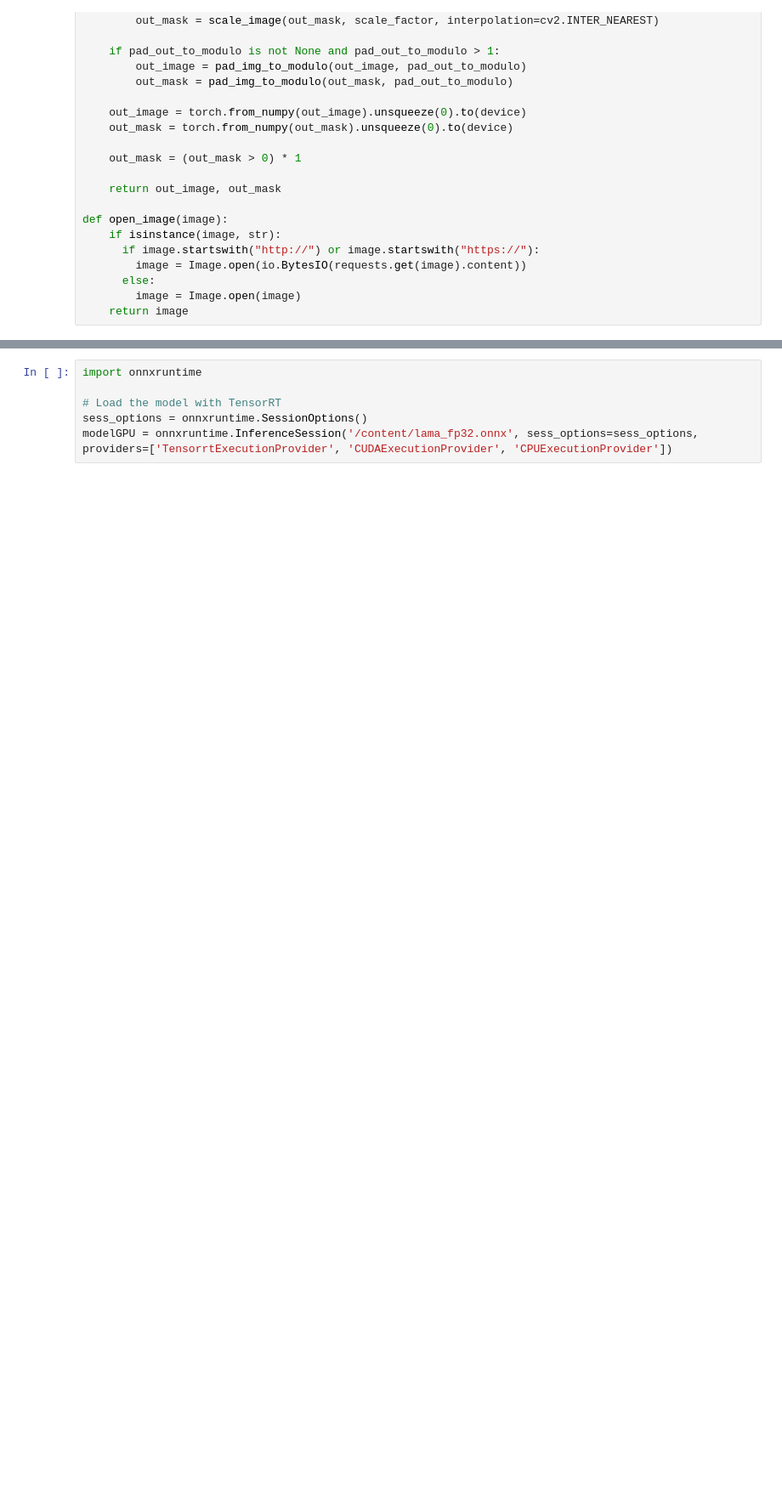
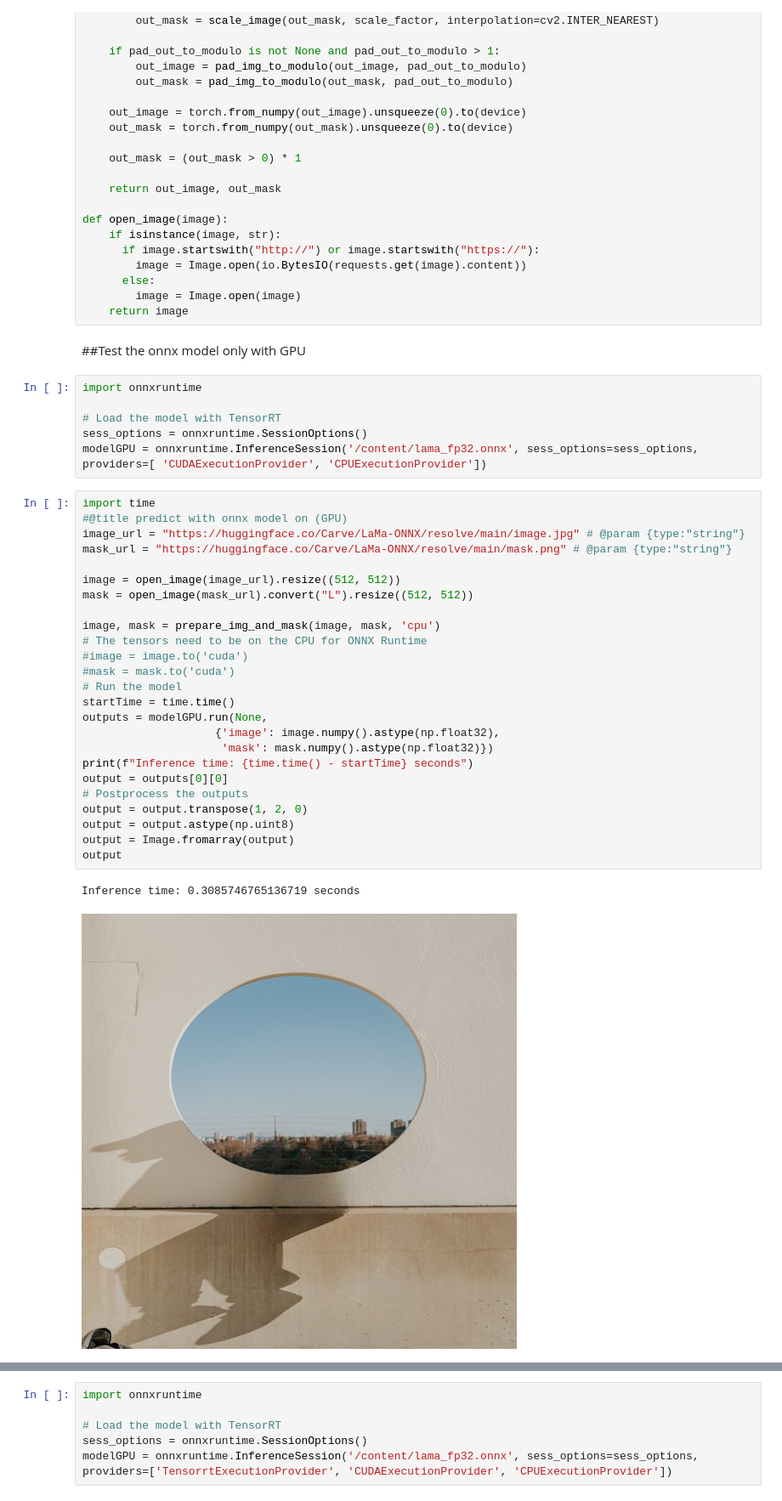
Before and after one commit to mhsefidgar/Artificial-Intelligence, a Jupyter notebook: GPUNativeTensorrt LamaInference_FromTorchScript.ipynb, the cells around one changed output, grey strips where cells are left out. Shown at 85% size. Cells and saved outputs as stored; diff of their text form; blank space fills up the shorter version.

```diff
--- a/GPUNativeTensorrt LamaInference_FromTorchScript.ipynb
+++ b/GPUNativeTensorrt LamaInference_FromTorchScript.ipynb
@@ -563,3 +540,39 @@ def open_image(image):
       else:
         image = Image.open(image)
     return image
+# %% [markdown]
+##Test the onnx model only with GPU
+# %%
+import onnxruntime
+
+# Load the model with TensorRT
+sess_options = onnxruntime.SessionOptions()
+modelGPU = onnxruntime.InferenceSession('/content/lama_fp32.onnx', sess_options=sess_options, providers=[ 'CUDAExecutionProvider', 'CPUExecutionProvider'])
+# %%
+import time
+#@title predict with onnx model on (GPU)
+image_url = "https://huggingface.co/Carve/LaMa-ONNX/resolve/main/image.jpg" # @param {type:"string"}
+mask_url = "https://huggingface.co/Carve/LaMa-ONNX/resolve/main/mask.png" # @param {type:"string"}
+
+image = open_image(image_url).resize((512, 512))
+mask = open_image(mask_url).convert("L").resize((512, 512))
+
+image, mask = prepare_img_and_mask(image, mask, 'cpu')
+# The tensors need to be on the CPU for ONNX Runtime
+#image = image.to('cuda')
+#mask = mask.to('cuda')
+# Run the model
+startTime = time.time()
+outputs = modelGPU.run(None,
+                    {'image': image.numpy().astype(np.float32),
+                     'mask': mask.numpy().astype(np.float32)})
+print(f"Inference time: {time.time() - startTime} seconds")
+output = outputs[0][0]
+# Postprocess the outputs
+output = output.transpose(1, 2, 0)
+output = output.astype(np.uint8)
+output = Image.fromarray(output)
+output
+# %% [output]
+Inference time: 0.3085746765136719 seconds
+[figure, added]
```
Also changed, not shown: parts of 10 cells of this notebook.
